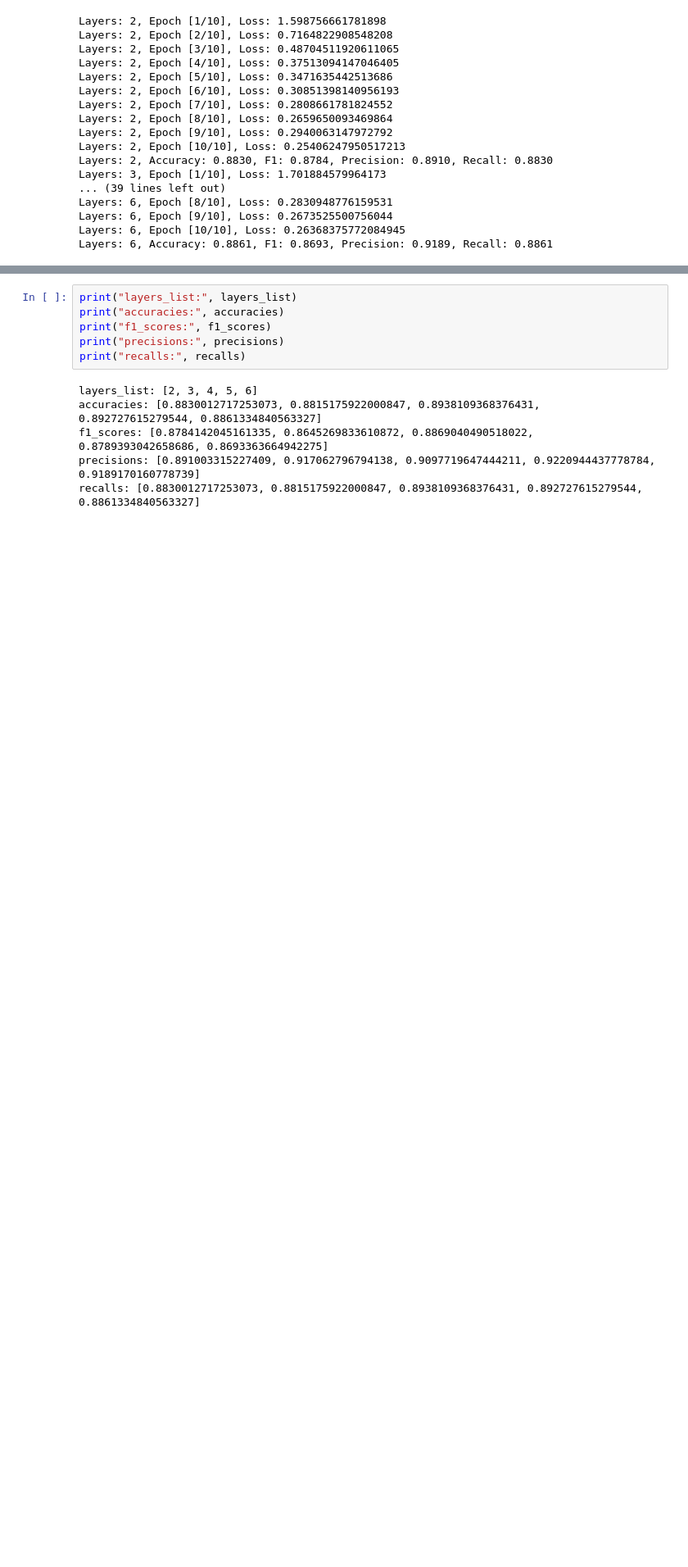
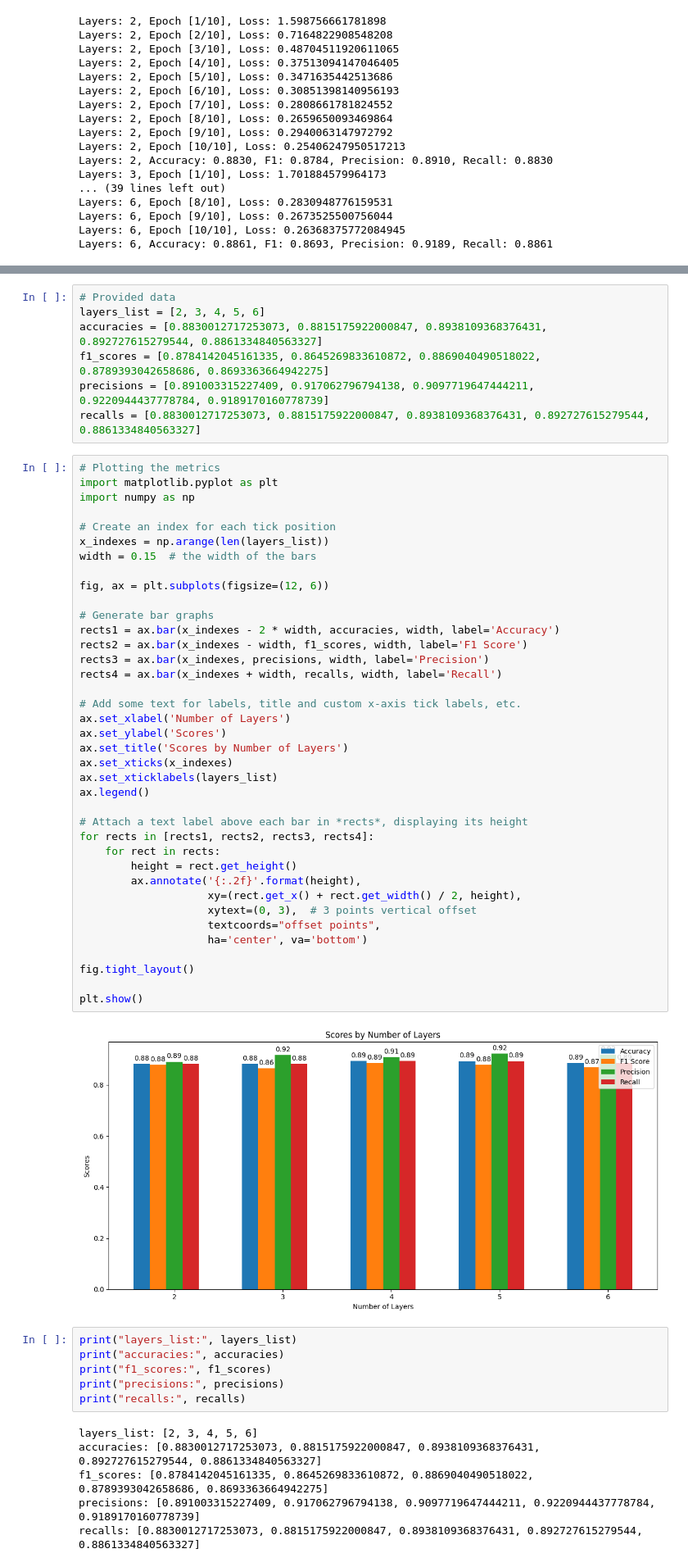
Before and after one commit to NajimovOtabek/net_intrusion_detection, a Jupyter notebook: Comparing_layers.ipynb, the cells around one changed output, grey strips where cells are left out. Shown: that part at 82% size. Saved outputs shown, nothing was run; the diff lists cells and outputs as text; blank space fills up the shorter version.

```diff
--- a/Comparing_layers.ipynb
+++ b/Comparing_layers.ipynb
@@ -212,3 +195,50 @@ plt.show()
+# %%
+# Provided data
+layers_list = [2, 3, 4, 5, 6]
+accuracies = [0.8830012717253073, 0.8815175922000847, 0.8938109368376431, 0.892727615279544, 0.8861334840563327]
+f1_scores = [0.8784142045161335, 0.8645269833610872, 0.8869040490518022, 0.8789393042658686, 0.8693363664942275]
+precisions = [0.891003315227409, 0.917062796794138, 0.9097719647444211, 0.9220944437778784, 0.9189170160778739]
+recalls = [0.8830012717253073, 0.8815175922000847, 0.8938109368376431, 0.892727615279544, 0.8861334840563327]
+# %%
+# Plotting the metrics
+import matplotlib.pyplot as plt
+import numpy as np
+
+# Create an index for each tick position
+x_indexes = np.arange(len(layers_list))
+width = 0.15  # the width of the bars
+
+fig, ax = plt.subplots(figsize=(12, 6))
+
+# Generate bar graphs
+rects1 = ax.bar(x_indexes - 2 * width, accuracies, width, label='Accuracy')
+rects2 = ax.bar(x_indexes - width, f1_scores, width, label='F1 Score')
+rects3 = ax.bar(x_indexes, precisions, width, label='Precision')
+rects4 = ax.bar(x_indexes + width, recalls, width, label='Recall')
+
+# Add some text for labels, title and custom x-axis tick labels, etc.
+ax.set_xlabel('Number of Layers')
+ax.set_ylabel('Scores')
+ax.set_title('Scores by Number of Layers')
+ax.set_xticks(x_indexes)
+ax.set_xticklabels(layers_list)
+ax.legend()
+
+# Attach a text label above each bar in *rects*, displaying its height
+for rects in [rects1, rects2, rects3, rects4]:
+    for rect in rects:
+        height = rect.get_height()
+        ax.annotate('{:.2f}'.format(height),
+                    xy=(rect.get_x() + rect.get_width() / 2, height),
+                    xytext=(0, 3),  # 3 points vertical offset
+                    textcoords="offset points",
+                    ha='center', va='bottom')
+
+fig.tight_layout()
+
+plt.show()
+# %% [output]
+[figure, added]
 # %%
 print("layers_list:", layers_list)
 print("accuracies:", accuracies)
```
Also changed, not shown: parts of 1 cell of this notebook.
